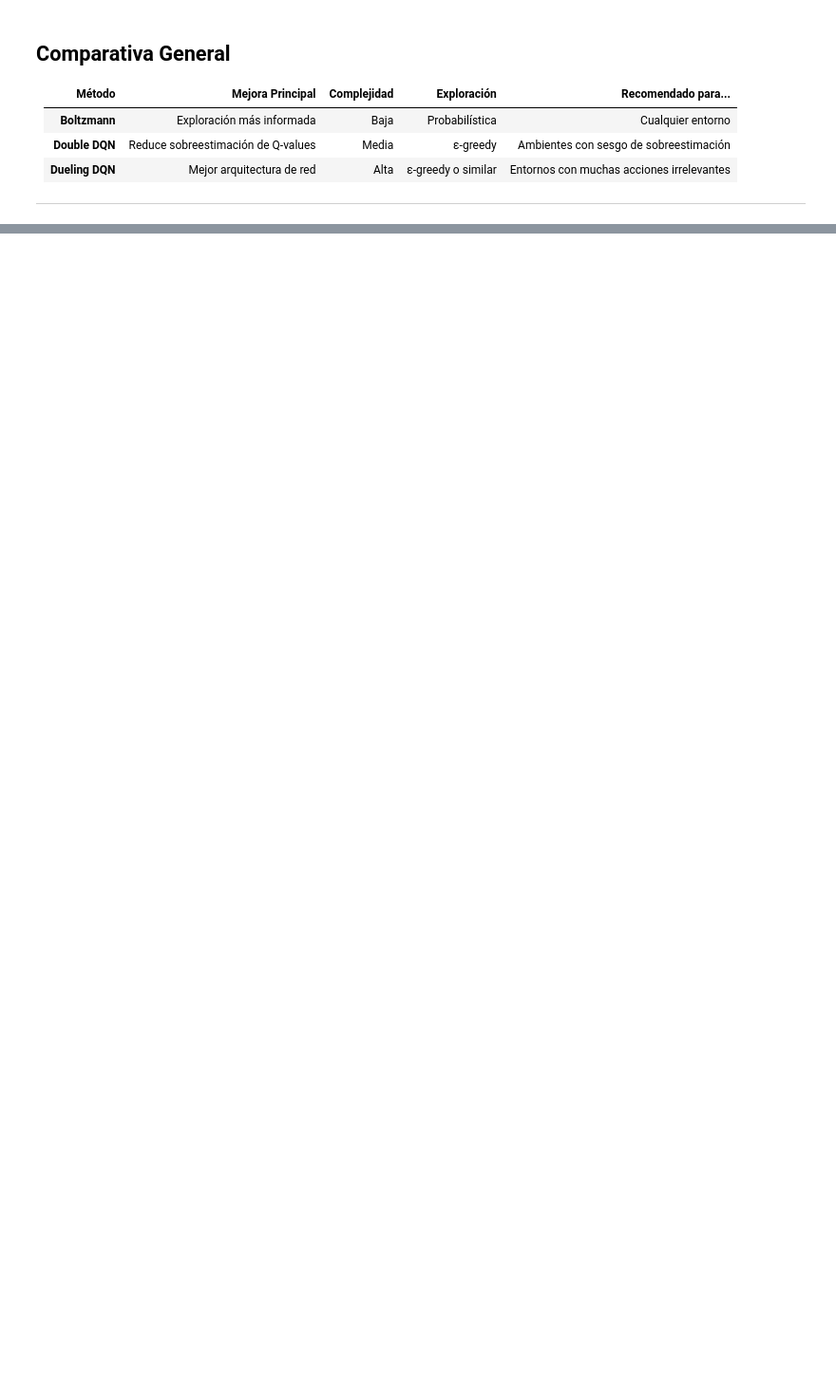
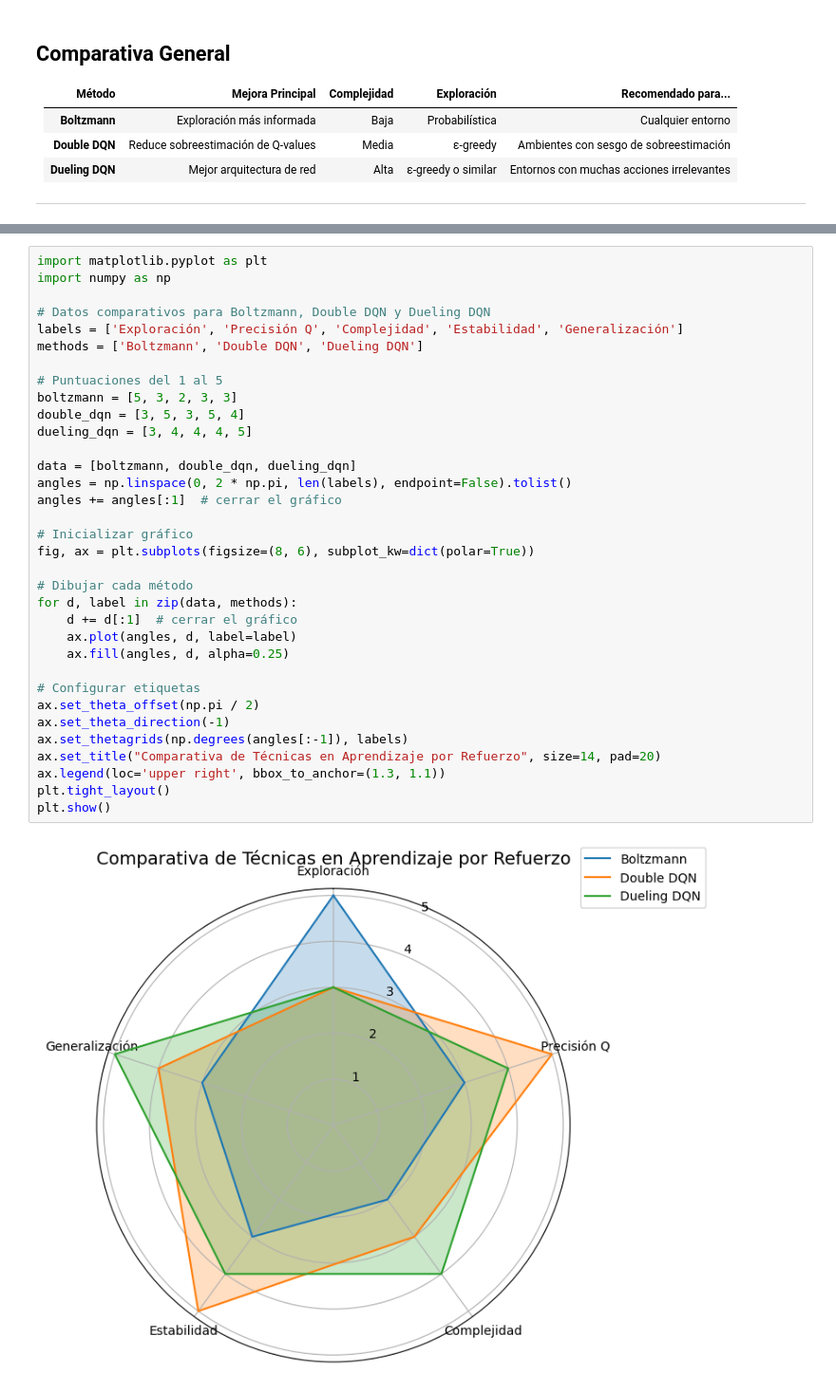
Before and after one commit to smoyarodrigo/03MAIR-Algoritmos-de-Optimizacion, a Jupyter notebook: Untitled3.ipynb, the cells around one changed output, grey strips where cells are left out. Shown: that part at 95% size. Drawn from its saved outputs; the diff is of its cells as text; blank space fills up the shorter version.

```diff
--- a/Untitled3.ipynb
+++ b/Untitled3.ipynb
@@ -914,0 +882,36 @@ Selected action: 0
+# %%
+import matplotlib.pyplot as plt
+import numpy as np
+
+# Datos comparativos para Boltzmann, Double DQN y Dueling DQN
+labels = ['Exploración', 'Precisión Q', 'Complejidad', 'Estabilidad', 'Generalización']
+methods = ['Boltzmann', 'Double DQN', 'Dueling DQN']
+
+# Puntuaciones del 1 al 5
+boltzmann = [5, 3, 2, 3, 3]
+double_dqn = [3, 5, 3, 5, 4]
+dueling_dqn = [3, 4, 4, 4, 5]
+
+data = [boltzmann, double_dqn, dueling_dqn]
+angles = np.linspace(0, 2 * np.pi, len(labels), endpoint=False).tolist()
+angles += angles[:1]  # cerrar el gráfico
+
+# Inicializar gráfico
+fig, ax = plt.subplots(figsize=(8, 6), subplot_kw=dict(polar=True))
+
+# Dibujar cada método
+for d, label in zip(data, methods):
+    d += d[:1]  # cerrar el gráfico
+    ax.plot(angles, d, label=label)
+    ax.fill(angles, d, alpha=0.25)
+
+# Configurar etiquetas
+ax.set_theta_offset(np.pi / 2)
+ax.set_theta_direction(-1)
+ax.set_thetagrids(np.degrees(angles[:-1]), labels)
+ax.set_title("Comparativa de Técnicas en Aprendizaje por Refuerzo", size=14, pad=20)
+ax.legend(loc='upper right', bbox_to_anchor=(1.3, 1.1))
+plt.tight_layout()
+plt.show()
+# %% [output]
+[figure, added]
```
Also changed, not shown: parts of 18 cells of this notebook.
